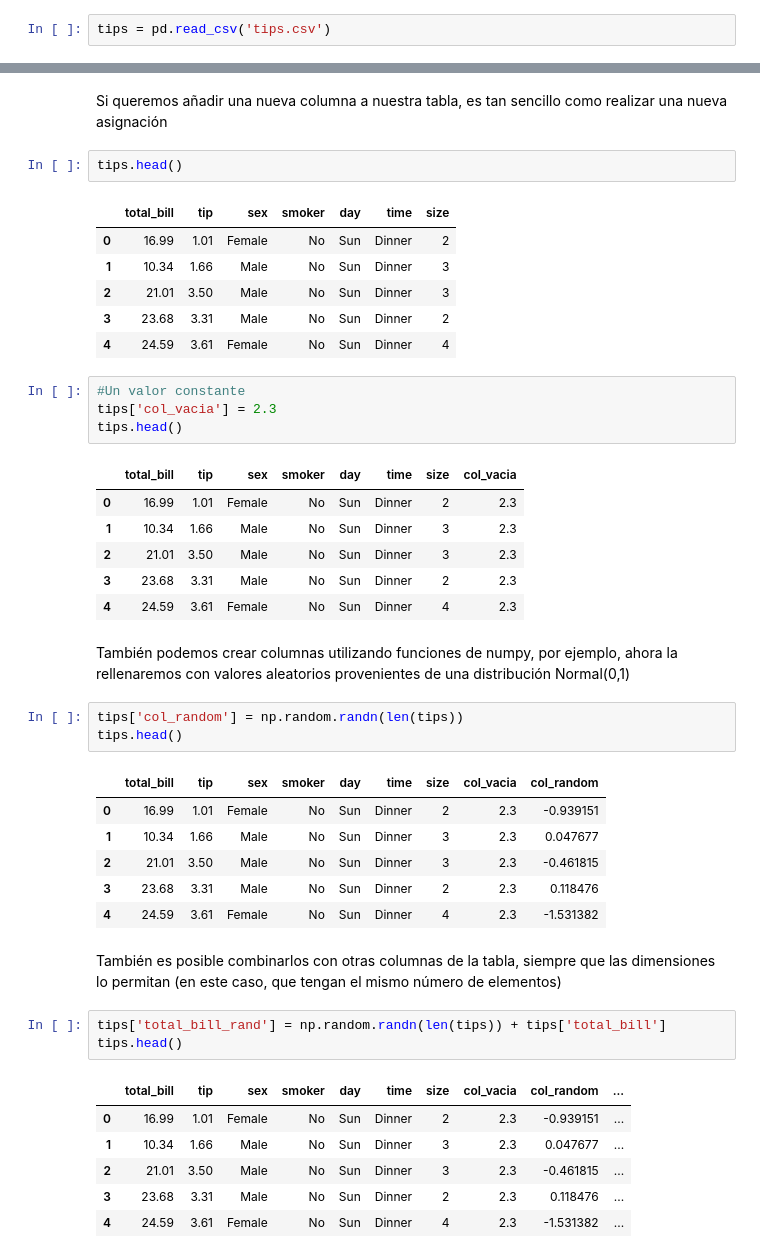
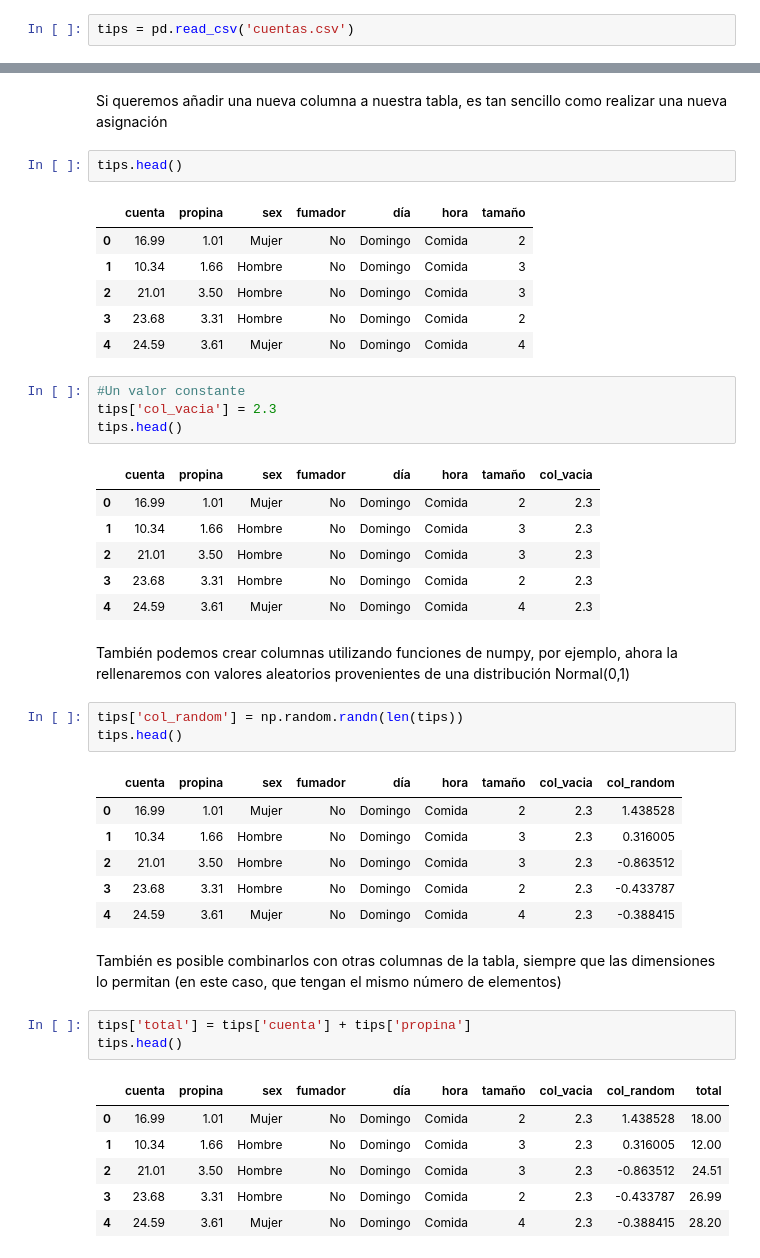
Before and after one commit to dgtrabada/python, a Jupyter notebook: 09_Pandas/pandas.ipynb, the cells around one changed output, grey strips where cells are left out. Saved outputs shown, nothing was run; the diff lists cells and outputs as text.

```diff
--- a/09_Pandas/pandas.ipynb
+++ b/09_Pandas/pandas.ipynb
@@ -198,5 +190,5 @@ A continuación cargaremos datos `tips.csv` en un `dataframe` de `pandas`. Esta
 # %%
-tips = pd.read_csv('tips.csv')
+tips = pd.read_csv('cuentas.csv')
 # %% [markdown]
 Además del nombre del archivo con los datos, `read_csv` tiene otros argumentos opcionales. Los más utilizados son:
 
@@ -465,45 +438,45 @@ Si queremos añadir una nueva columna a nuestra tabla, es tan sencillo como real
 # %%
 tips.head()
 # %% [output]
-|  | total_bill | tip | sex | smoker | day | time | size |
-| 0 | 16.99 | 1.01 | Female | No | Sun | Dinner | 2 |
-| 1 | 10.34 | 1.66 | Male | No | Sun | Dinner | 3 |
-| 2 | 21.01 | 3.50 | Male | No | Sun | Dinner | 3 |
-| 3 | 23.68 | 3.31 | Male | No | Sun | Dinner | 2 |
-| 4 | 24.59 | 3.61 | Female | No | Sun | Dinner | 4 |
+|  | cuenta | propina | sex | fumador | día | hora | tamaño |
+| 0 | 16.99 | 1.01 | Mujer | No | Domingo | Comida | 2 |
+| 1 | 10.34 | 1.66 | Hombre | No | Domingo | Comida | 3 |
+| 2 | 21.01 | 3.50 | Hombre | No | Domingo | Comida | 3 |
+| 3 | 23.68 | 3.31 | Hombre | No | Domingo | Comida | 2 |
+| 4 | 24.59 | 3.61 | Mujer | No | Domingo | Comida | 4 |
 # %%
 #Un valor constante
 tips['col_vacia'] = 2.3
 tips.head()
 # %% [output]
-|  | total_bill | tip | sex | smoker | day | time | size | col_vacia |
-| 0 | 16.99 | 1.01 | Female | No | Sun | Dinner | 2 | 2.3 |
-| 1 | 10.34 | 1.66 | Male | No | Sun | Dinner | 3 | 2.3 |
-| 2 | 21.01 | 3.50 | Male | No | Sun | Dinner | 3 | 2.3 |
-| 3 | 23.68 | 3.31 | Male | No | Sun | Dinner | 2 | 2.3 |
-| 4 | 24.59 | 3.61 | Female | No | Sun | Dinner | 4 | 2.3 |
+|  | cuenta | propina | sex | fumador | día | hora | tamaño | col_vacia |
+| 0 | 16.99 | 1.01 | Mujer | No | Domingo | Comida | 2 | 2.3 |
+| 1 | 10.34 | 1.66 | Hombre | No | Domingo | Comida | 3 | 2.3 |
+| 2 | 21.01 | 3.50 | Hombre | No | Domingo | Comida | 3 | 2.3 |
+| 3 | 23.68 | 3.31 | Hombre | No | Domingo | Comida | 2 | 2.3 |
+| 4 | 24.59 | 3.61 | Mujer | No | Domingo | Comida | 4 | 2.3 |
 # %% [markdown]
 También podemos crear columnas utilizando funciones de numpy, por ejemplo, ahora la rellenaremos con valores aleatorios provenientes de una distribución Normal(0,1)
 # %%
 tips['col_random'] = np.random.randn(len(tips))
 tips.head()
 # %% [output]
-|  | total_bill | tip | sex | smoker | day | time | size | col_vacia | col_random |
-| 0 | 16.99 | 1.01 | Female | No | Sun | Dinner | 2 | 2.3 | -0.939151 |
-| 1 | 10.34 | 1.66 | Male | No | Sun | Dinner | 3 | 2.3 | 0.047677 |
-| 2 | 21.01 | 3.50 | Male | No | Sun | Dinner | 3 | 2.3 | -0.461815 |
-| 3 | 23.68 | 3.31 | Male | No | Sun | Dinner | 2 | 2.3 | 0.118476 |
-| 4 | 24.59 | 3.61 | Female | No | Sun | Dinner | 4 | 2.3 | -1.531382 |
+|  | cuenta | propina | sex | fumador | día | hora | tamaño | col_vacia | col_random |
+| 0 | 16.99 | 1.01 | Mujer | No | Domingo | Comida | 2 | 2.3 | 1.438528 |
+| 1 | 10.34 | 1.66 | Hombre | No | Domingo | Comida | 3 | 2.3 | 0.316005 |
+| 2 | 21.01 | 3.50 | Hombre | No | Domingo | Comida | 3 | 2.3 | -0.863512 |
+| 3 | 23.68 | 3.31 | Hombre | No | Domingo | Comida | 2 | 2.3 | -0.433787 |
+| 4 | 24.59 | 3.61 | Mujer | No | Domingo | Comida | 4 | 2.3 | -0.388415 |
 # %% [markdown]
 También es posible combinarlos con otras columnas de la tabla, siempre que las dimensiones lo permitan (en este caso, que tengan el mismo número de elementos)
 # %%
-tips['total_bill_rand'] = np.random.randn(len(tips)) + tips['total_bill']
+tips['total'] = tips['cuenta'] + tips['propina']
 tips.head()
 # %% [output]
-|  | total_bill | tip | sex | smoker | day | time | size | col_vacia | col_random | ... |
-| 0 | 16.99 | 1.01 | Female | No | Sun | Dinner | 2 | 2.3 | -0.939151 | ... |
-| 1 | 10.34 | 1.66 | Male | No | Sun | Dinner | 3 | 2.3 | 0.047677 | ... |
-| 2 | 21.01 | 3.50 | Male | No | Sun | Dinner | 3 | 2.3 | -0.461815 | ... |
-| 3 | 23.68 | 3.31 | Male | No | Sun | Dinner | 2 | 2.3 | 0.118476 | ... |
-| 4 | 24.59 | 3.61 | Female | No | Sun | Dinner | 4 | 2.3 | -1.531382 | ... |
+|  | cuenta | propina | sex | fumador | día | hora | tamaño | col_vacia | col_random | total |
+| 0 | 16.99 | 1.01 | Mujer | No | Domingo | Comida | 2 | 2.3 | 1.438528 | 18.00 |
+| 1 | 10.34 | 1.66 | Hombre | No | Domingo | Comida | 3 | 2.3 | 0.316005 | 12.00 |
+| 2 | 21.01 | 3.50 | Hombre | No | Domingo | Comida | 3 | 2.3 | -0.863512 | 24.51 |
+| 3 | 23.68 | 3.31 | Hombre | No | Domingo | Comida | 2 | 2.3 | -0.433787 | 26.99 |
+| 4 | 24.59 | 3.61 | Mujer | No | Domingo | Comida | 4 | 2.3 | -0.388415 | 28.20 |
 # %%
```
Also changed, not shown: parts of 44 cells of this notebook, 10 other files.
